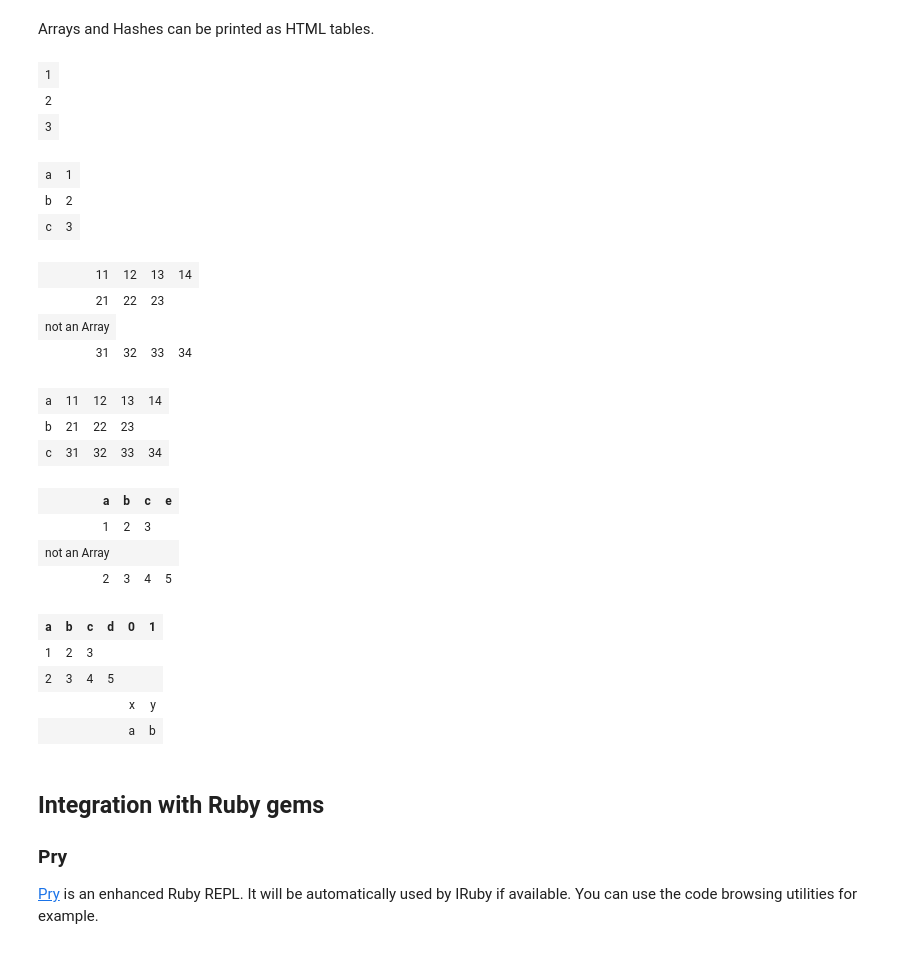
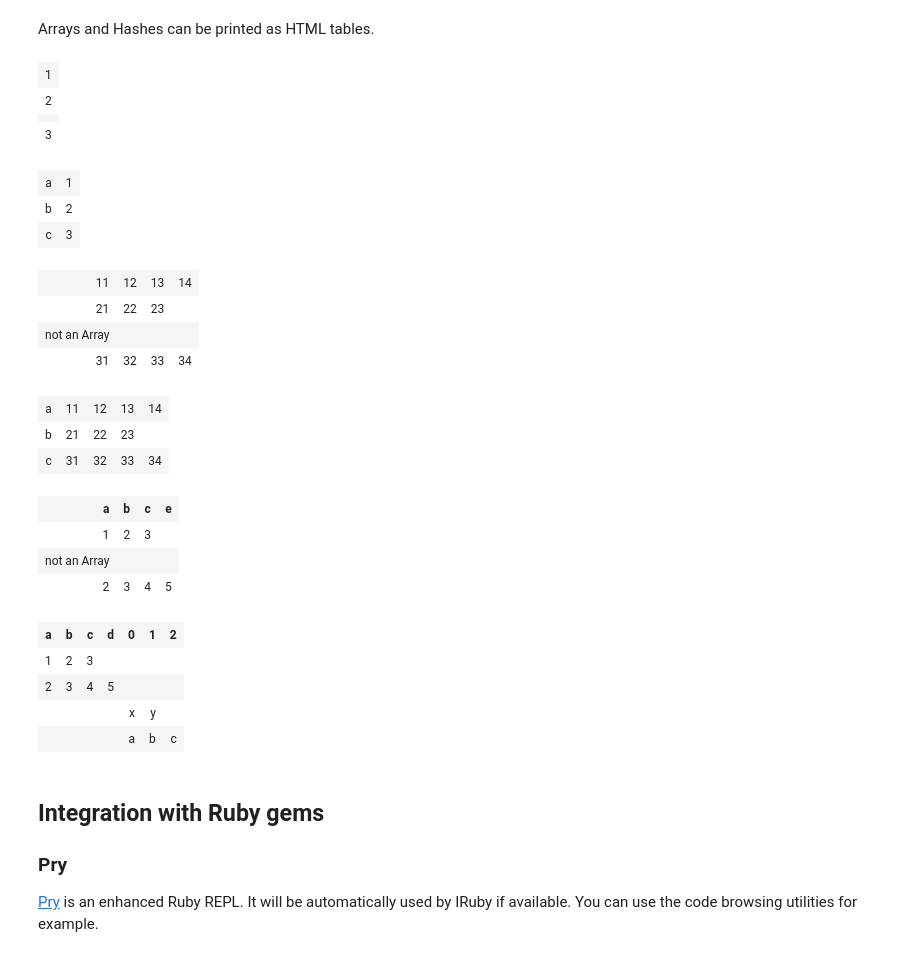
Before and after one commit to SciRuby/iruby, a Jupyter notebook: IRuby-Example.ipynb, the cells around one changed output. Saved outputs shown, nothing was run; the diff lists cells and outputs as text; code cells hidden in the pictures.

Commit message:
improve IRuby.table

```diff
--- a/IRuby-Example.ipynb
+++ b/IRuby-Example.ipynb
@@ -84,35 +84,36 @@ $$F(k) = \int_{-\infty}^{\infty} f(x) e^{2\pi i k} dx$$
 # %% [markdown]
 Arrays and Hashes can be printed as HTML tables.
 # %%
-IRuby.display IRuby.table([1,2,3])
+IRuby.display IRuby.table([1,2,[],3])
 IRuby.display IRuby.table({a:1,b:2,c:3})
 IRuby.display IRuby.table([[11,12,13,14],[21,22,23],'not an Array',[31,32,33,34]])
 IRuby.display IRuby.table({a:[11,12,13,14],b:[21,22,23],c:[31,32,33,34]})
 IRuby.display IRuby.table([{a:1,b:2,c:3},'not an Array',{a:2,b:3,c:4,e:5}])
 IRuby.display IRuby.table([{a:1,b:2,c:3},{a:2,b:3,c:4,d:5},{0=>:x,1=>:y},[:a,:b,:c]])
 # %% [output]
 | 1 |
 | 2 |
+|  |
 | 3 |
 | a | 1 |
 | b | 2 |
 | c | 3 |
 | 11 | 12 | 13 | 14 |
-| 21 | 22 | 23 |
-| not an Array |
+| 21 | 22 | 23 |  |
+| not an Array |  |  |  |
 | 31 | 32 | 33 | 34 |
 | a | 11 | 12 | 13 | 14 |
-| b | 21 | 22 | 23 |
+| b | 21 | 22 | 23 |  |
 | c | 31 | 32 | 33 | 34 |
 | a | b | c | e |
 | 1 | 2 | 3 |  |
 | not an Array |  |  |  |
 | 2 | 3 | 4 | 5 |
-| a | b | c | d | 0 | 1 |
-| 1 | 2 | 3 |  |  |  |
-| 2 | 3 | 4 | 5 |  |  |
-|  |  |  |  | x | y |
-|  |  |  |  | a | b |
+| a | b | c | d | 0 | 1 | 2 |
+| 1 | 2 | 3 |  |  |  |  |
+| 2 | 3 | 4 | 5 |  |  |  |
+|  |  |  |  | x | y |  |
+|  |  |  |  | a | b | c |
 # %% [markdown]
 ## Integration with Ruby gems
 
```
Also changed, not shown: parts of 2 cells of this notebook, 1 other file.
